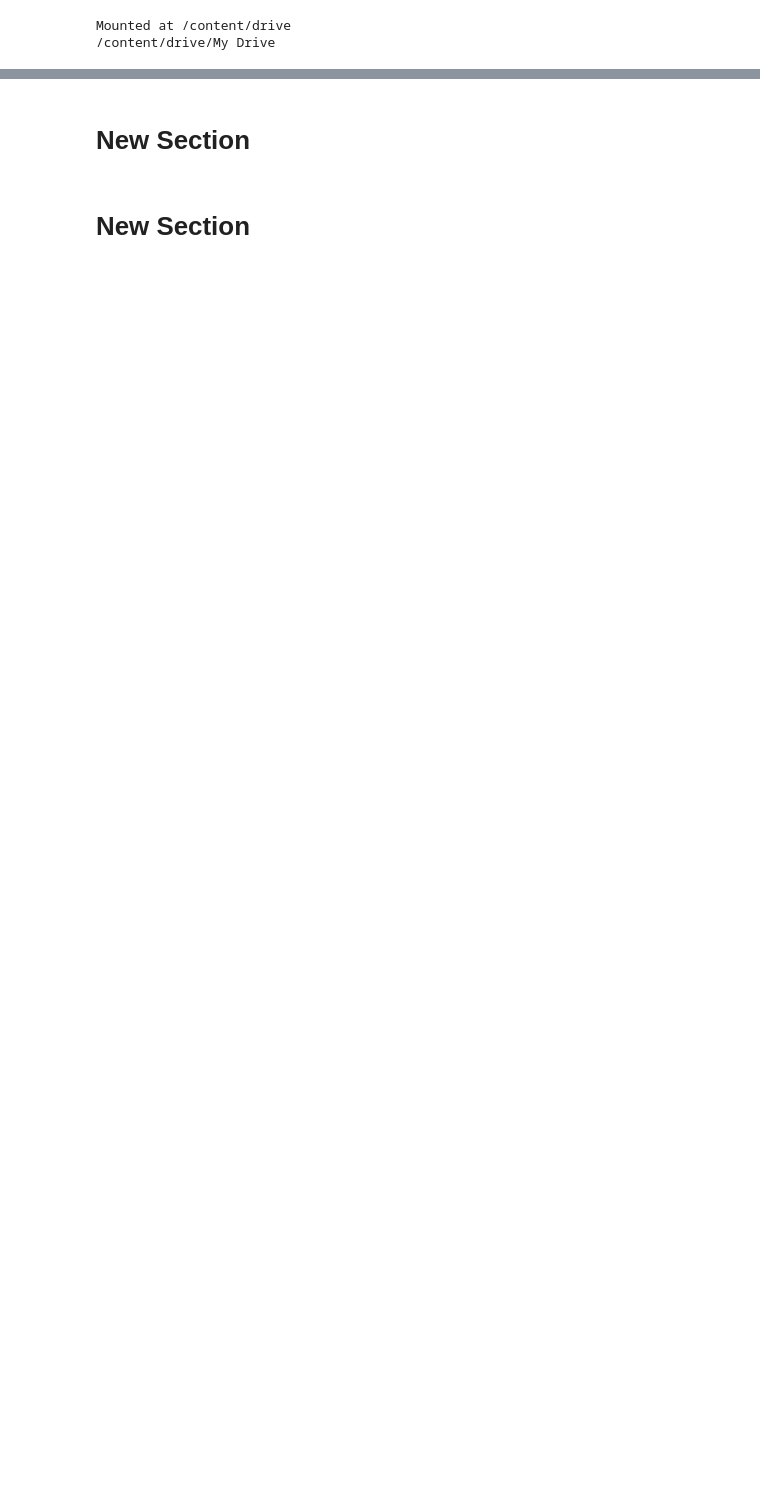
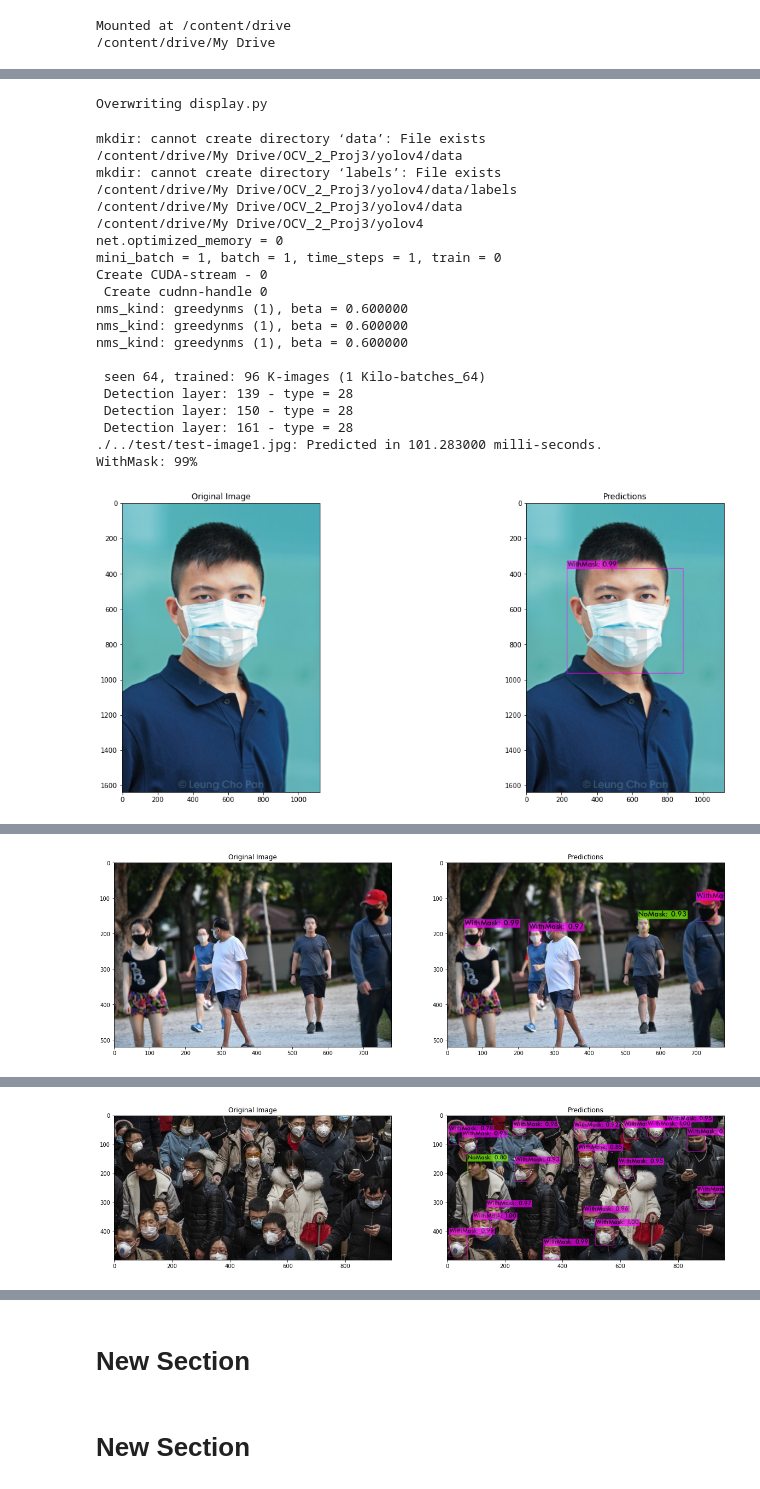
Before and after one commit to braveendran27/OCV_2_Proj3, a Jupyter notebook: Proj3_yolov4.ipynb, the cells around one changed output, grey strips where cells are left out. Cells and saved outputs as stored; diff of their text form; code cells hidden in the pictures; blank space fills up the shorter version.

Commit message:
updated labels coming empty

```diff
--- a/Proj3_yolov4.ipynb
+++ b/Proj3_yolov4.ipynb
@@ -109,18 +109,74 @@ Loaded: 0.000049 seconds
+# %%
+%%writefile display.py
+import cv2
+import matplotlib.pyplot as plt
+
+
+def display_output(OrgimagePath,Predicted):
+    src = cv2.imread(OrgimagePath)
+    output = cv2.imread(Predicted)
+
+    plt.figure(figsize=[20,8])
+    plt.subplot(121)
+    plt.imshow(src[:,:,::-1])
+    plt.title("Original Image")
+    plt.subplot(122)
+    plt.imshow(output[:,:,::-1])
+    plt.title("Predictions")
+    plt.show()
+# %% [output]
+Overwriting display.py
 # %%
 #Run the inference
-!./../darknet/darknet detector test yolov4-mask-setup.data yolov4-test.cfg ./maskbackup/yolov4-obj_best.weights ./../test/test-image1.jpg -thresh .6 -dont_show
+#Copt the labels otherwise the pictures will not have lables correct
+execfile('display.py')
+!mkdir data
+%cd data
+!mkdir labels
+%cd labels
+!cp ./../../../darknet/data/labels/*.* .
+%cd ..
+%cd ..
+
+!./../darknet/darknet detector test yolov4-mask-setup.data yolov4-test.cfg ./maskbackup/yolov4-obj_best.weights ./../test/test-image1.jpg -thresh .6 -dont_show 2>/dev/null
 !mv  predictions.jpg ./output/test-image1_pred.jpg
+display_output("./../test/test-image1.jpg","./output/test-image1_pred.jpg")
 
-!./../darknet/darknet detector test yolov4-mask-setup.data yolov4-test.cfg ./maskbackup/yolov4-obj_best.weights ./../test/test-image2.jpg -thresh .6 -dont_show
+!./../darknet/darknet detector test yolov4-mask-setup.data yolov4-test.cfg ./maskbackup/yolov4-obj_best.weights ./../test/test-image2.jpg -thresh .6 -dont_show 2>/dev/null
 !mv  predictions.jpg ./output/test-image2_pred.jpg
+display_output("./../test/test-image2.jpg","./output/test-image2_pred.jpg")
 
-!./../darknet/darknet detector test yolov4-mask-setup.data yolov4-test.cfg ./maskbackup/yolov4-obj_best.weights ./../test/test-image3.jpg -thresh .6 -dont_show
+!./../darknet/darknet detector test yolov4-mask-setup.data yolov4-test.cfg ./maskbackup/yolov4-obj_best.weights ./../test/test-image3.jpg -thresh .6 -dont_show 2>/dev/null
 !mv  predictions.jpg ./output/test-image3_pred.jpg
+display_output("./../test/test-image3.jpg","./output/test-image3_pred.jpg")
 
-!./../darknet/darknet detector test yolov4-mask-setup.data yolov4-test.cfg ./maskbackup/yolov4-obj_best.weights ./../test/test-image4.jpg -thresh .6 -dont_show
+!./../darknet/darknet detector test yolov4-mask-setup.data yolov4-test.cfg ./maskbackup/yolov4-obj_best.weights ./../test/test-image4.jpg -thresh .6 -dont_show 2>/dev/null
 !mv  predictions.jpg ./output/test-image4_pred.jpg
+display_output("./../test/test-image4.jpg","./output/test-image4_pred.jpg")
 
-!./../darknet/darknet detector demo yolov4-mask-setup.data yolov4-test.cfg ./maskbackup/yolov4-obj_best.weights ./../test/test-video1.mp4 -thresh .6 -out_filename ./output/out-vid1.avi -dont_show
+!./../darknet/darknet detector demo yolov4-mask-setup.data yolov4-test.cfg ./maskbackup/yolov4-obj_best.weights ./../test/test-video1.mp4 -thresh .6 -out_filename ./output/out-vid1.avi -dont_show 2>/dev/null
 
 
-!./../darknet/darknet detector demo yolov4-mask-setup.data yolov4-test.cfg ./maskbackup/yolov4-obj_best.weights ./../test/test-video2.mp4 -thresh .6 -out_filename ./output/out-vid2.avi -dont_show
+!./../darknet/darknet detector demo yolov4-mask-setup.data yolov4-test.cfg ./maskbackup/yolov4-obj_best.weights ./../test/test-video2.mp4 -thresh .6 -out_filename ./output/out-vid2.avi -dont_show 2>/dev/null
+# %% [output]
+mkdir: cannot create directory ‘data’: File exists
+/content/drive/My Drive/OCV_2_Proj3/yolov4/data
+mkdir: cannot create directory ‘labels’: File exists
+/content/drive/My Drive/OCV_2_Proj3/yolov4/data/labels
+/content/drive/My Drive/OCV_2_Proj3/yolov4/data
+/content/drive/My Drive/OCV_2_Proj3/yolov4
+net.optimized_memory = 0
+mini_batch = 1, batch = 1, time_steps = 1, train = 0
+Create CUDA-stream - 0
+ Create cudnn-handle 0
+nms_kind: greedynms (1), beta = 0.600000
+nms_kind: greedynms (1), beta = 0.600000
+nms_kind: greedynms (1), beta = 0.600000
+
+ seen 64, trained: 96 K-images (1 Kilo-batches_64)
+ Detection layer: 139 - type = 28
+ Detection layer: 150 - type = 28
+ Detection layer: 161 - type = 28
+./../test/test-image1.jpg: Predicted in 101.283000 milli-seconds.
+WithMask: 99%
+[figure, added]
@@ -126,0 +200 @@ Loaded: 0.000049 seconds
+[figure, added]
@@ -126,0 +218 @@ Loaded: 0.000049 seconds
+[figure, added]
```
Also changed, not shown: parts of 6 cells of this notebook.
